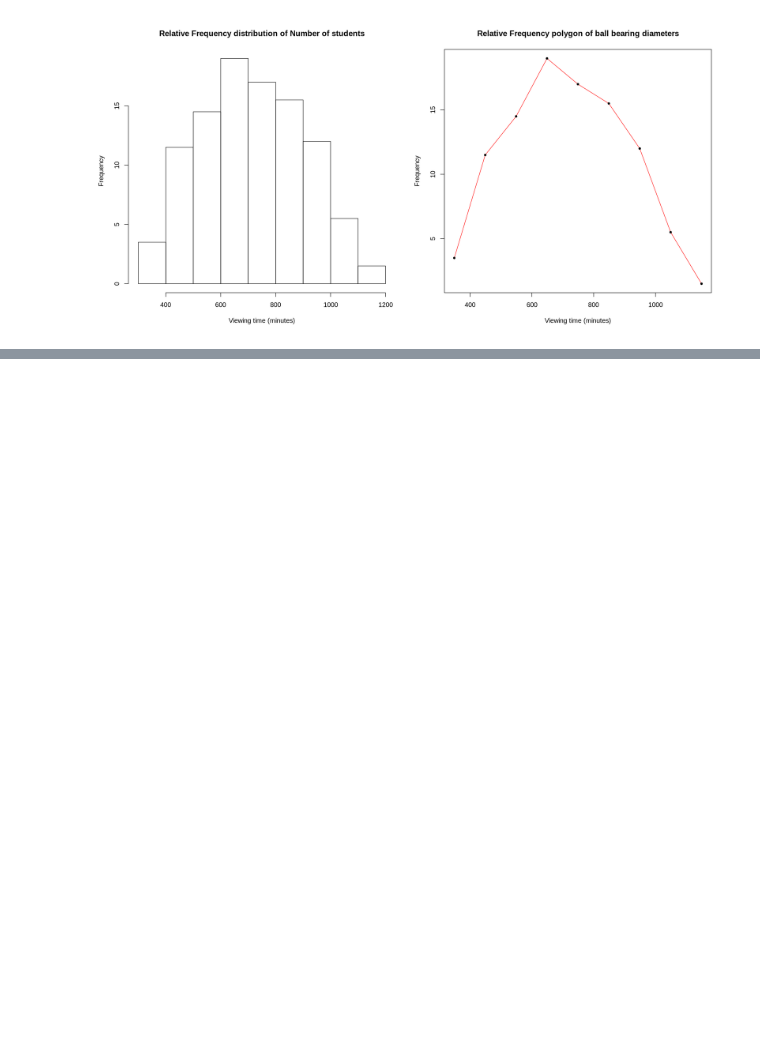
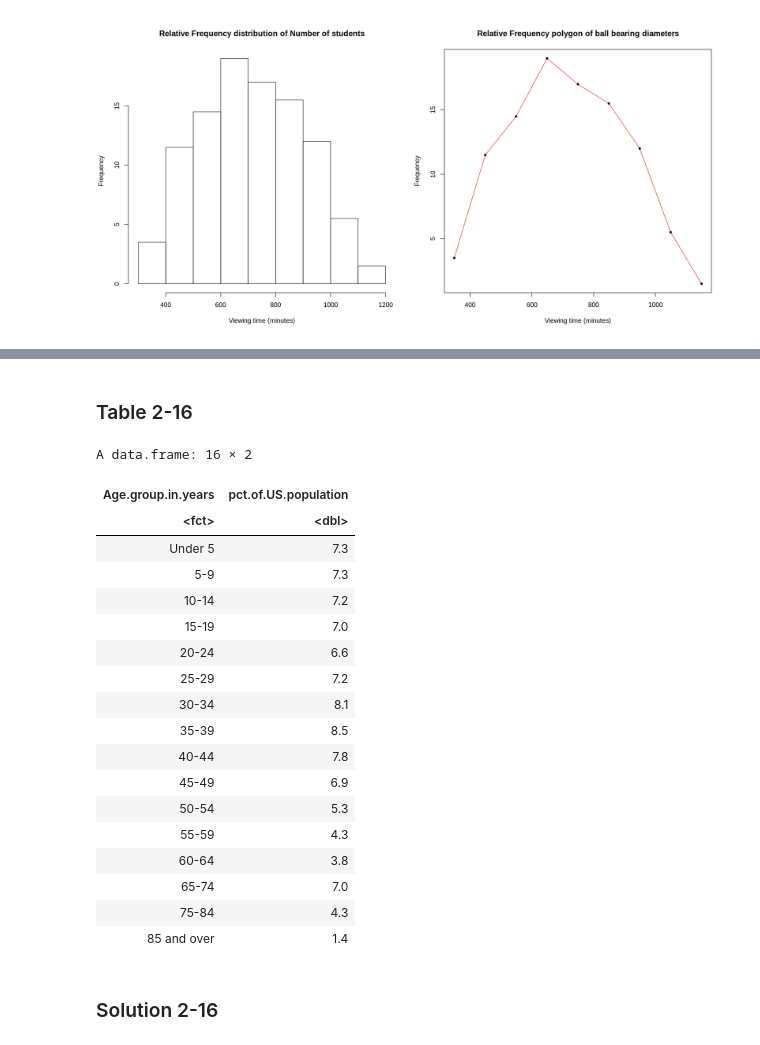
Before and after one commit to jbennett7/Statistics, a Jupyter notebook: 02 Chapter 2 Frequency Distributions/03 Supplementary Problems/Supplementary problems.ipynb, the cells around one changed output, grey strips where cells are left out. Drawn from its saved outputs; the diff is of its cells as text; code cells hidden in the pictures; blank space fills up the shorter version.

```diff
--- a/02 Chapter 2 Frequency Distributions/03 Supplementary Problems/Supplementary problems.ipynb
+++ b/02 Chapter 2 Frequency Distributions/03 Supplementary Problems/Supplementary problems.ipynb
@@ -651,0 +697,26 @@ options(repr.plot.width=7, repr.plot.height=7)
+# %% [markdown]
+### Table 2-16
+# %%
+Table.2.16
+# %% [output]
+A data.frame: 16 × 2
+| Age.group.in.years | pct.of.US.population |
+| <fct> | <dbl> |
+| Under 5 | 7.3 |
+| 5-9 | 7.3 |
+| 10-14 | 7.2 |
+| 15-19 | 7.0 |
+| 20-24 | 6.6 |
+| 25-29 | 7.2 |
+| 30-34 | 8.1 |
+| 35-39 | 8.5 |
+| 40-44 | 7.8 |
+| 45-49 | 6.9 |
+| 50-54 | 5.3 |
+| 55-59 | 4.3 |
+| 60-64 | 3.8 |
+| 65-74 | 7.0 |
+| 75-84 | 4.3 |
+| 85 and over | 1.4 |
+# %% [markdown]
+### Solution 2-16
```
Also changed, not shown: parts of 33 cells of this notebook, 4 other files.
